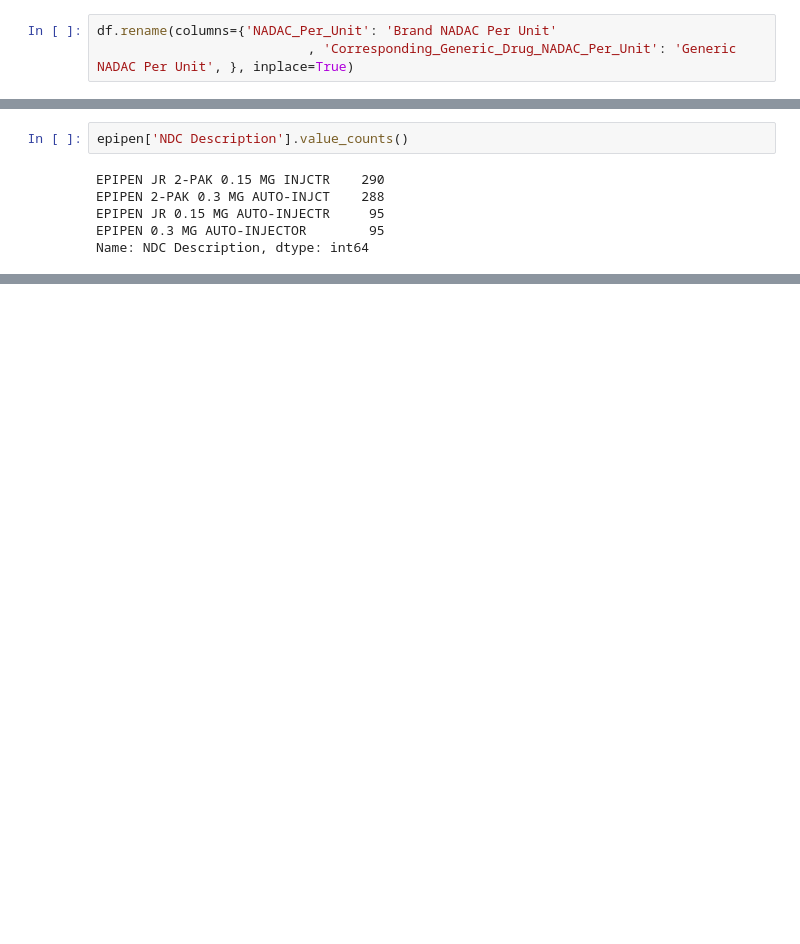
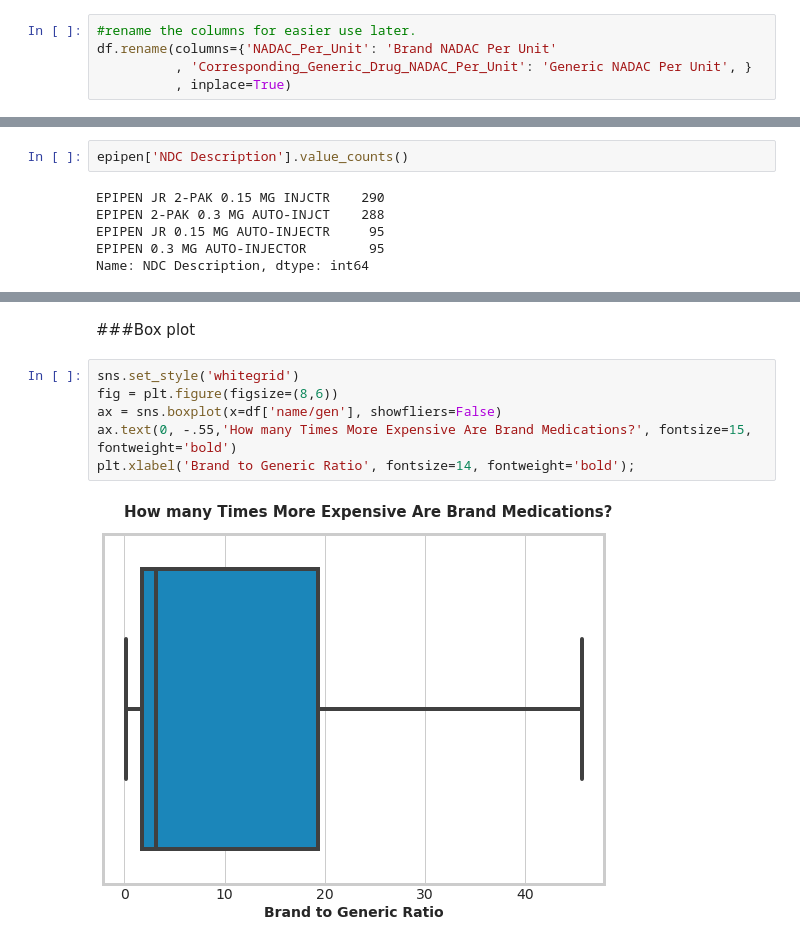
Before and after one commit to StevenMElliott/Drug-Price-Project, a Jupyter notebook: Drug_Prices.ipynb, the cells around one changed output, grey strips where cells are left out. Cells and saved outputs as stored; diff of their text form; blank space fills up the shorter version.

```diff
--- a/Drug_Prices.ipynb
+++ b/Drug_Prices.ipynb
@@ -85,5 +84,7 @@ df.head()
 | 92 | NICORETTE 2 MG CHEWING GUM | 135015707 | 0.41473 | 11/21/2018 | EA | C/I | Y | ... |
 | 126 | EXELON 4.6 MG/24HR PATCH | 78050161 | 20.74839 | 10/17/2018 | EA | C/I | N | ... |
 # %%
+#rename the columns for easier use later.
 df.rename(columns={'NADAC_Per_Unit': 'Brand NADAC Per Unit'
-                           , 'Corresponding_Generic_Drug_NADAC_Per_Unit': 'Generic NADAC Per Unit', }, inplace=True)
+          , 'Corresponding_Generic_Drug_NADAC_Per_Unit': 'Generic NADAC Per Unit', }
+          , inplace=True)
@@ -326,0 +275,10 @@ ax.yaxis.set_major_formatter(formatter)
+# %% [markdown]
+###Box plot
+# %%
+sns.set_style('whitegrid')
+fig = plt.figure(figsize=(8,6))
+ax = sns.boxplot(x=df['name/gen'], showfliers=False)
+ax.text(0, -.55,'How many Times More Expensive Are Brand Medications?', fontsize=15, fontweight='bold')
+plt.xlabel('Brand to Generic Ratio', fontsize=14, fontweight='bold');
+# %% [output]
+[figure, added]
```
Also changed, not shown: parts of 42 cells of this notebook.
